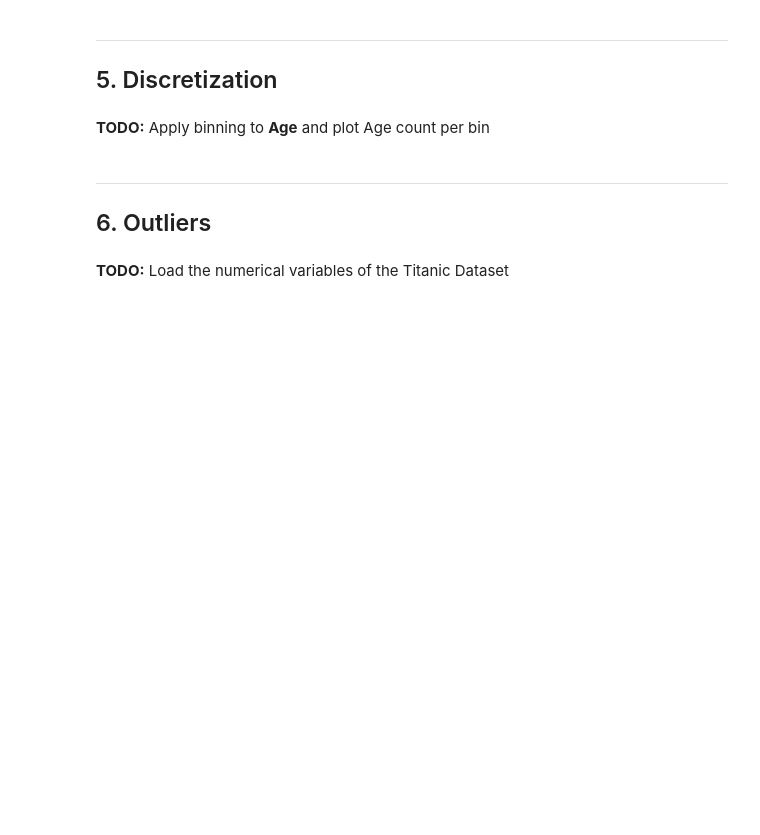
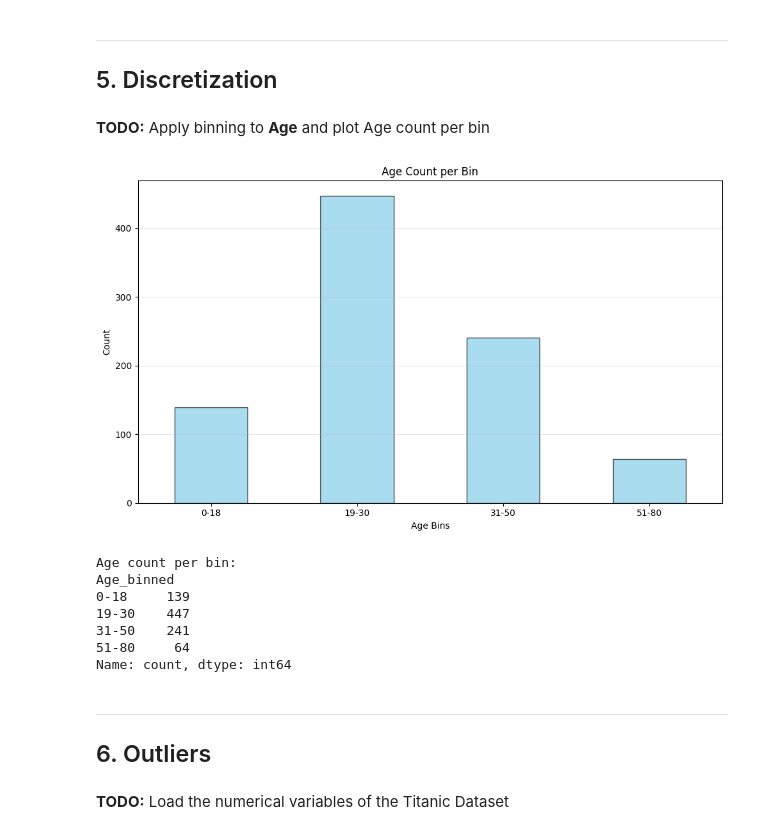
Before and after one commit to alearecuest/anyoneai-exercises-sprint_1, a Jupyter notebook: 7_1_1_PRACTICE_Feature_Engineering.ipynb, the cells around one changed output. Drawn from its saved outputs; the diff is of its cells as text; code cells hidden in the pictures; blank space fills up the shorter version.

```diff
--- a/7_1_1_PRACTICE_Feature_Engineering.ipynb
+++ b/7_1_1_PRACTICE_Feature_Engineering.ipynb
@@ -200,6 +514,39 @@ data4['Age_log'] = np.log(data4.Age)
 ## 5. Discretization
 # %% [markdown]
 **TODO:** Apply binning to __Age__ and plot Age count per bin
+# %%
+# TODO: Apply binning to Age and plot Age count per bin
+
+data5 = titanic.copy()
+data5['Age'] = data5['Age'].fillna(data5['Age'].median())
+
+bins = [0, 18, 30, 50, 80]
+labels = ['0-18', '19-30', '31-50', '51-80']
+data5['Age_binned'] = pd.cut(data5['Age'], bins=bins, labels=labels)
+
+age_bin_counts = data5['Age_binned'].value_counts().sort_index()
+
+plt.figure(figsize=(10, 6))
+age_bin_counts.plot(kind='bar', color='skyblue', edgecolor='black', alpha=0.7)
+plt.xlabel('Age Bins')
+plt.ylabel('Count')
+plt.title('Age Count per Bin')
+plt.xticks(rotation=0)
+plt.grid(axis='y', alpha=0.3)
+plt.tight_layout()
+plt.show()
+
+print("Age count per bin:")
+print(age_bin_counts)
+# %% [output]
+[figure, added]
+Age count per bin:
+Age_binned
+0-18     139
+19-30    447
+31-50    241
+51-80     64
+Name: count, dtype: int64
 # %% [markdown]
 ---
 ## 6. Outliers
```
Also changed, not shown: parts of 29 cells of this notebook.
